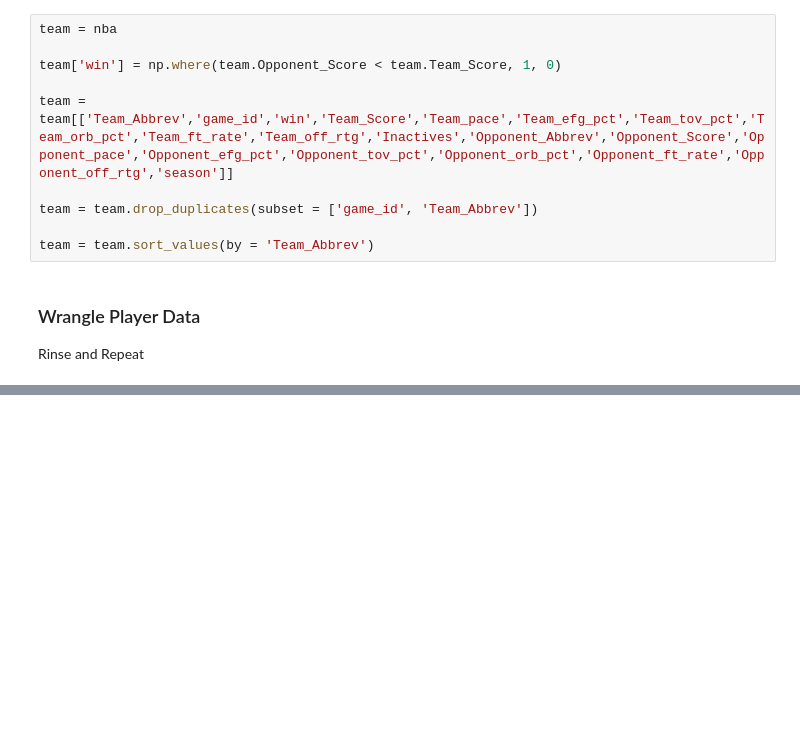
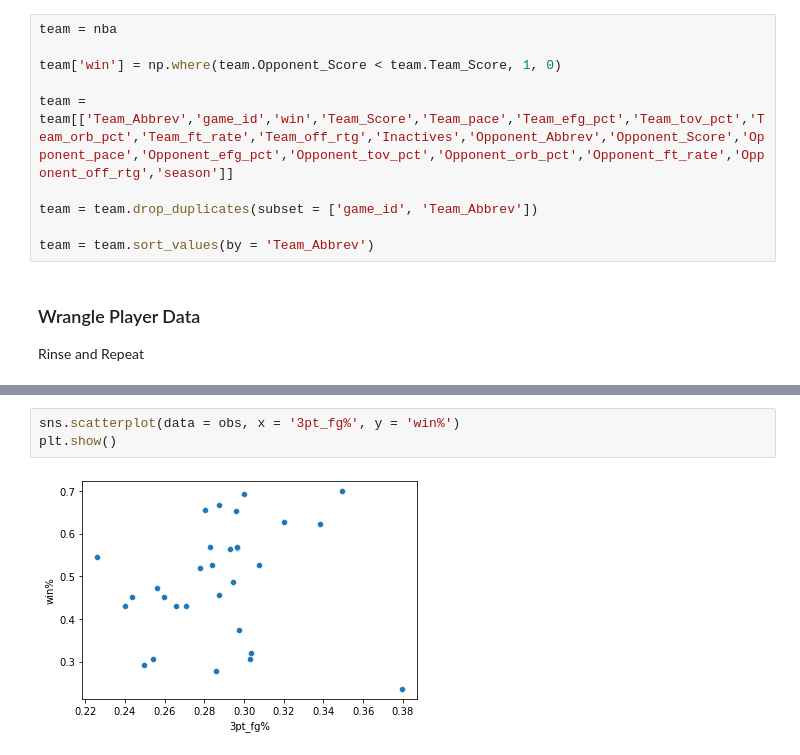
Before and after one commit to LiamWhitenack/CDS302FinalProject, a Jupyter notebook: Converting_Data_Notebook.ipynb, the cells around one changed output, grey strips where cells are left out. Drawn from its saved outputs; the diff is of its cells as text; blank space fills up the shorter version.

```diff
--- a/Converting_Data_Notebook.ipynb
+++ b/Converting_Data_Notebook.ipynb
@@ -204,0 +260,5 @@ cnn.close()
+# %%
+sns.scatterplot(data = obs, x = '3pt_fg%', y = 'win%')
+plt.show()
+# %% [output]
+[figure, added]
```
Also changed, not shown: parts of 19 cells of this notebook, 1 other file.
